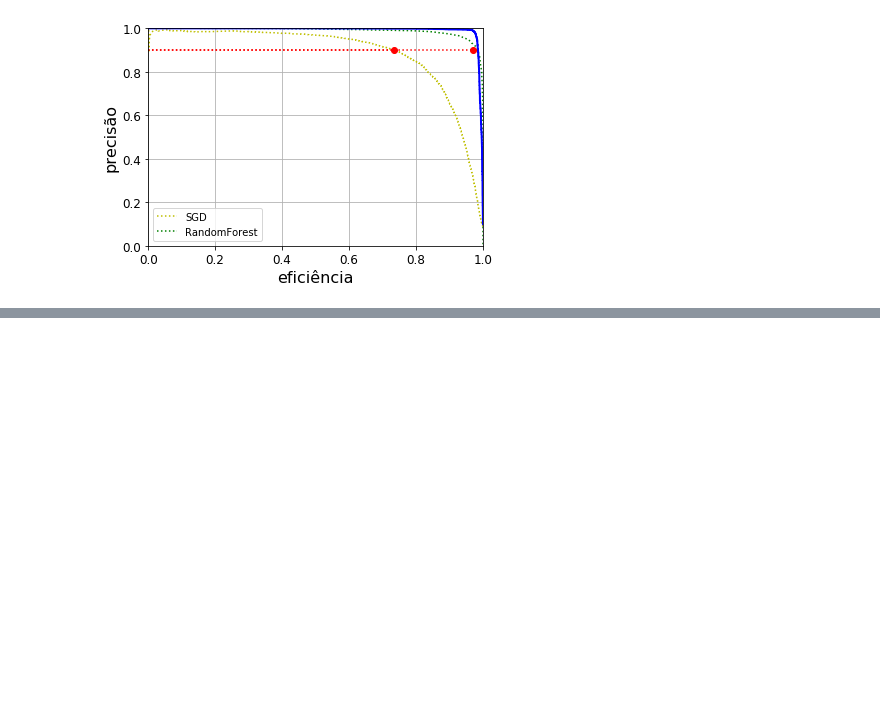
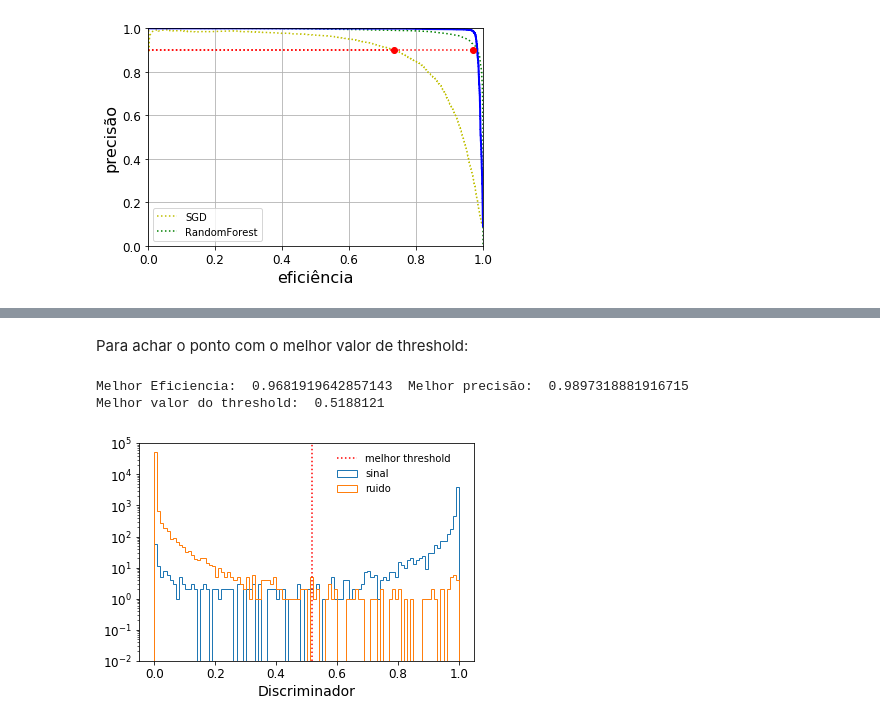
Before and after one commit to clemencia/ML4PPGF_UERJ, a Jupyter notebook: Medidas_de_Performance_Avaliacao_Modelos.ipynb, the cells around one changed output, grey strips where cells are left out. Saved outputs shown, nothing was run; the diff lists cells and outputs as text; code cells hidden in the pictures; blank space fills up the shorter version.

```diff
--- a/Medidas_de_Performance_Avaliacao_Modelos.ipynb
+++ b/Medidas_de_Performance_Avaliacao_Modelos.ipynb
@@ -659,0 +661,23 @@ f1_score(y_train_5,y_pred_mlp_90)
+# %% [markdown]
+Para achar o ponto com o melhor valor de threshold:
+# %%
+idxmaxeffpur = np.argmax(prec_mlp*rec_mlp)
+#effpurmax = np.max(prec_mlp*rec_mlp)
+#print(effpurmax,idxmaxeffpur)
+print("Melhor Eficiencia: ",rec_mlp[idxmaxeffpur]," Melhor precisão: ",prec_mlp[idxmaxeffpur])
+best_thresh_mlp=thresh_mlp[np.argmax(prec_mlp>=prec_mlp[idxmaxeffpur])]
+print("Melhor valor do threshold: ",best_thresh_mlp)
+y_pred_mlp_best = (y_pred_mlp>= best_thresh_mlp)
+f1_score(y_train_5,y_pred_mlp_best)
+plt.hist(y_pred_mlp[y_train_5] ,bins=100,range=(0,1),histtype='step',label="sinal")
+plt.hist(y_pred_mlp[~y_train_5],bins=100,range=(0,1),histtype='step',label="ruido")
+plt.plot([best_thresh_mlp,best_thresh_mlp],[0.01,1e5],"r:",label="melhor threshold")
+plt.axis([-0.05,1.05,0.01,1e5])
+plt.yscale("log")
+plt.xlabel("Discriminador")
+plt.legend(loc=(0.58,0.75),frameon=False)
+plt.show()
+# %% [output]
+Melhor Eficiencia:  0.9681919642857143  Melhor precisão:  0.9897318881916715
+Melhor valor do threshold:  0.5188121
+[figure, added]
```
Also changed, not shown: parts of 13 cells of this notebook.
